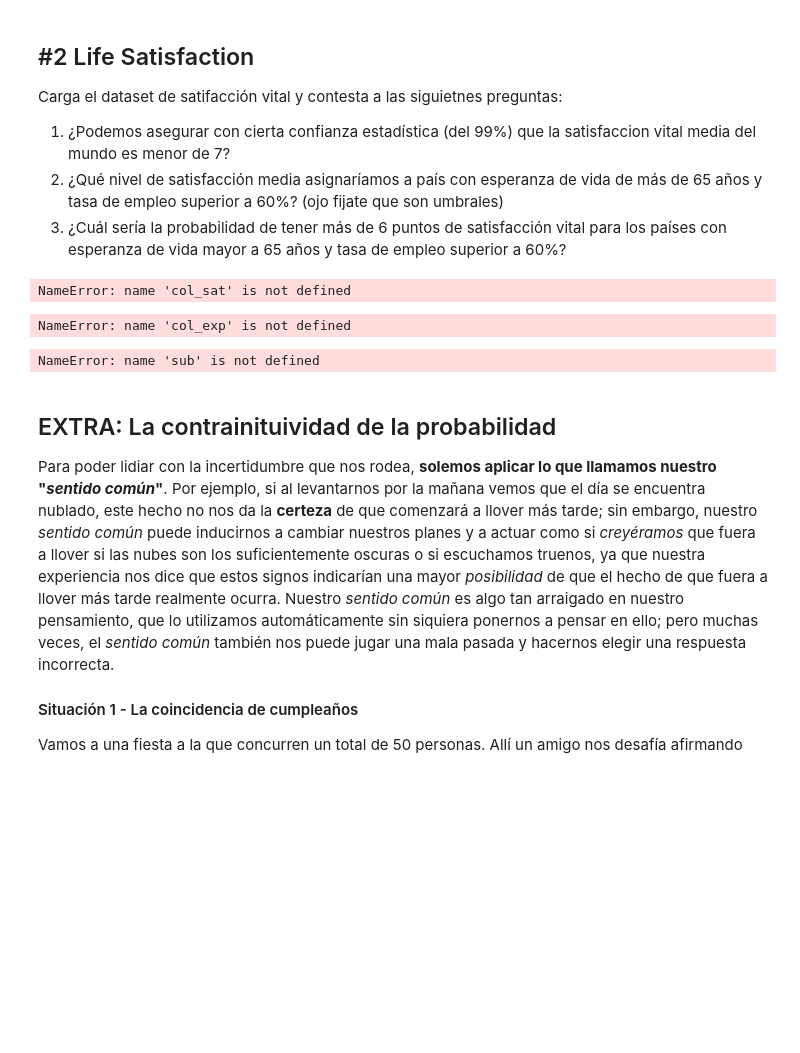
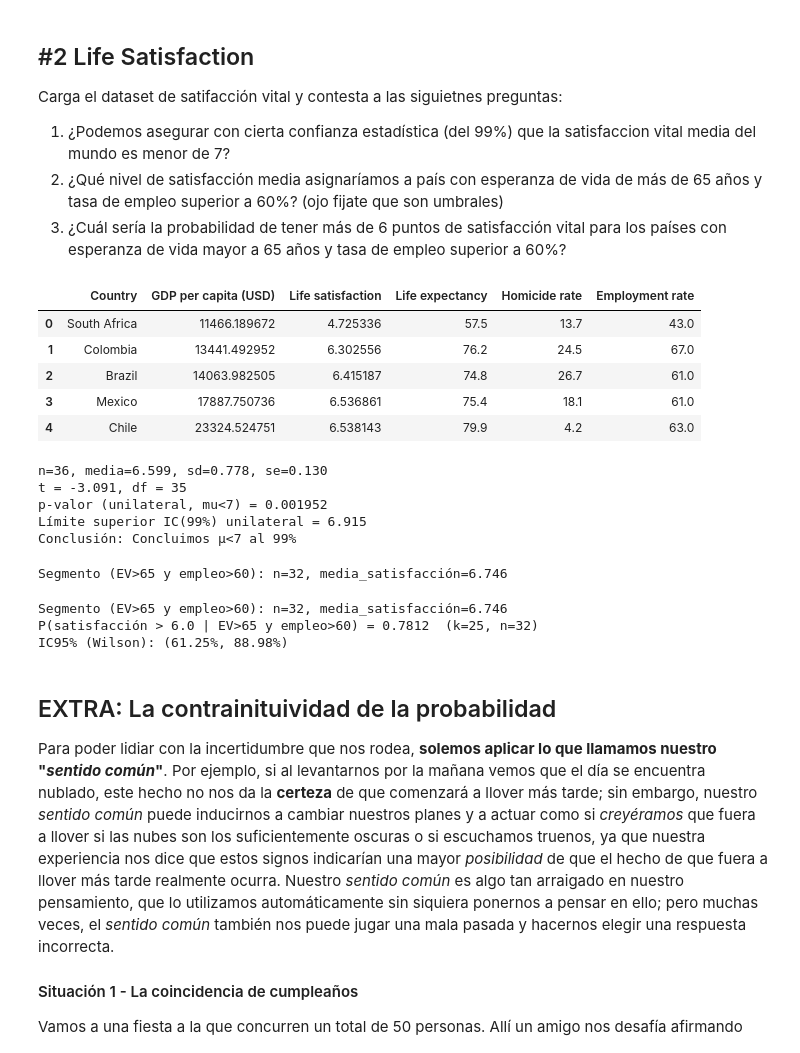
Before and after one commit to pablomoralesbaro/Ds-Online-PabloBaro, a Jupyter notebook: 04_Machine_Learning/Sprint_09/Unidad_01_Estadistica_Inferencial/03_Practica_Obligatoria/18_Practica_Obligatoria_Estadistica_Inferencial.ipynb, the cells around one changed output. Cells and saved outputs as stored; diff of their text form; code cells hidden in the pictures; blank space fills up the shorter version.

```diff
--- a/04_Machine_Learning/Sprint_09/Unidad_01_Estadistica_Inferencial/03_Practica_Obligatoria/18_Practica_Obligatoria_Estadistica_Inferencial.ipynb
+++ b/04_Machine_Learning/Sprint_09/Unidad_01_Estadistica_Inferencial/03_Practica_Obligatoria/18_Practica_Obligatoria_Estadistica_Inferencial.ipynb
@@ -105,8 +122,22 @@ Carga el dataset de satifacción vital y contesta a las siguietnes preguntas:
 df_lifesat = pd.read_csv("./data/lifesat_full.csv")
 # %%
 df = df_lifesat
+# %%
+df.head()
+# %% [output]
+|  | Country | GDP per capita (USD) | Life satisfaction | Life expectancy | Homicide rate | Employment rate |
+| 0 | South Africa | 11466.189672 | 4.725336 | 57.5 | 13.7 | 43.0 |
+| 1 | Colombia | 13441.492952 | 6.302556 | 76.2 | 24.5 | 67.0 |
+| 2 | Brazil | 14063.982505 | 6.415187 | 74.8 | 26.7 | 61.0 |
+| 3 | Mexico | 17887.750736 | 6.536861 | 75.4 | 18.1 | 61.0 |
+| 4 | Chile | 23324.524751 | 6.538143 | 79.9 | 4.2 | 63.0 |
 # %%
-x = df[col_sat].dropna().to_numpy()
+
+# Define la columna de satisfacción de vida
+col_sat = "Life satisfaction"
+
+# Extrae los datos
+x = df_lifesat[col_sat].dropna().to_numpy()
 n = x.size
 mean = x.mean()
 s = x.std(ddof=1)
@@ -124,7 +155,6 @@ print(f"t = {t_stat:.3f}, df = {dfree}")
 if t is not None:
     pval = t.cdf(t_stat, dfree)
 else:
-    # aproximación normal si no hay scipy (ok con n grande)
     from math import erf
     pval = 0.5 * (1 + erf(t_stat/np.sqrt(2)))
 print(f"p-valor (unilateral, mu<7) = {pval:.6f}")
@@ -133,23 +163,52 @@ print(f"p-valor (unilateral, mu<7) = {pval:.6f}")
 if t is not None:
     tcrit = t.ppf(0.99, dfree)
 else:
-    tcrit = 2.33  # aprox. z para 98-99% (mejor usar scipy si puedes)
+    tcrit = 2.33
 upper_1s_99 = mean + tcrit * se
 print(f"Límite superior IC(99%) unilateral = {upper_1s_99:.3f}")
 
 conclusion = "Concluimos μ<7 al 99%" if upper_1s_99 < 7 else "No podemos asegurar μ<7 al 99%"
 print("Conclusión:", conclusion)
 # %% [output]
-NameError: name 'col_sat' is not defined
+n=36, media=6.599, sd=0.778, se=0.130
+t = -3.091, df = 35
+p-valor (unilateral, mu<7) = 0.001952
+Límite superior IC(99%) unilateral = 6.915
+Conclusión: Concluimos μ<7 al 99%
 # %%
+# Define el DataFrame y las columnas
+df = df_lifesat
+
+col_sat = "Life satisfaction"
+col_exp = "Life expectancy"
+col_emp = "Employment rate"
+
+# Filtrar el segmento
 mask = (df[col_exp] > 65) & (df[col_emp] > 60)
 sub = df.loc[mask, col_sat]
 mean_segmento = sub.mean()
 n_segmento = sub.size
+
 print(f"Segmento (EV>65 y empleo>60): n={n_segmento}, media_satisfacción={mean_segmento:.3f}")
 # %% [output]
-NameError: name 'col_exp' is not defined
+Segmento (EV>65 y empleo>60): n=32, media_satisfacción=6.746
 # %%
+# Define el DataFrame y las columnas
+df = df_lifesat  # ajusta el nombre según tu DataFrame
+
+col_sat = "Life satisfaction"
+col_exp = "Life expectancy"
+col_emp = "Employment rate"
+
+# Filtrar el segmento
+mask = (df[col_exp] > 65) & (df[col_emp] > 60)
+sub = df.loc[mask, col_sat]
+mean_segmento = sub.mean()
+n_segmento = sub.size
+
+print(f"Segmento (EV>65 y empleo>60): n={n_segmento}, media_satisfacción={mean_segmento:.3f}")
+
+# Calcular proporción e intervalo de confianza
 thr = 6.0
 k = (sub > thr).sum()
 n = sub.size
@@ -159,7 +218,9 @@ ci = wilson_interval(k, n, conf=0.95) if n else (np.nan, np.nan)
 print(f"P(satisfacción > {thr} | EV>65 y empleo>60) = {p:.4f}  (k={k}, n={n})")
 print(f"IC95% (Wilson): ({ci[0]*100:.2f}%, {ci[1]*100:.2f}%)")
 # %% [output]
-NameError: name 'sub' is not defined
+Segmento (EV>65 y empleo>60): n=32, media_satisfacción=6.746
+P(satisfacción > 6.0 | EV>65 y empleo>60) = 0.7812  (k=25, n=32)
+IC95% (Wilson): (61.25%, 88.98%)
 # %% [markdown]
 ## EXTRA: La contrainituividad de la probabilidad
 
```
Also changed, not shown: parts of 7 cells of this notebook.
